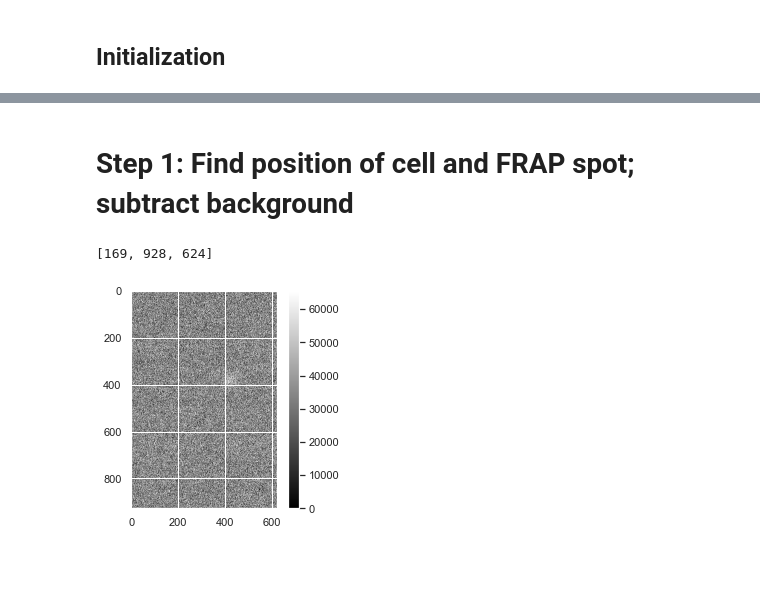
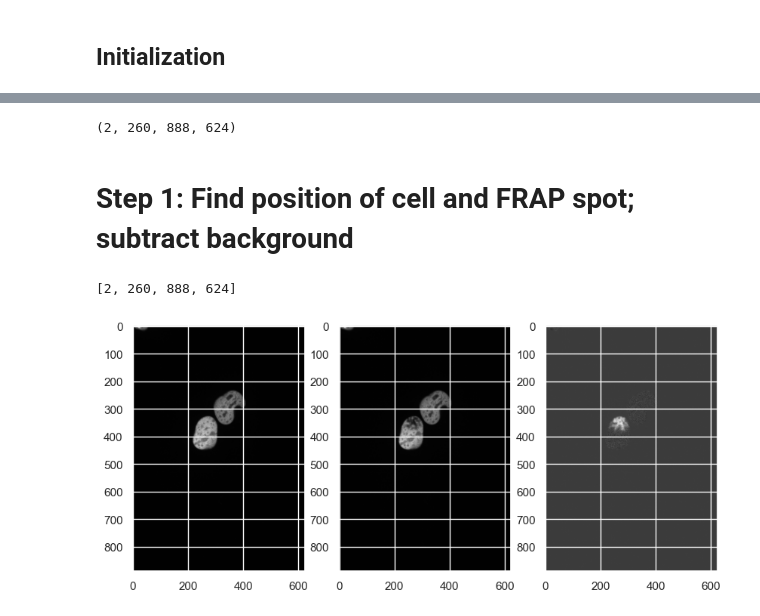
Before and after one commit to Colorado-State-University-Stasevich-Lab/frap_analysis, a Jupyter notebook: Spot_FRAP_Analyzer.ipynb, the cells around one changed output, grey strips where cells are left out. Drawn from its saved outputs; the diff is of its cells as text; code cells hidden in the pictures; blank space fills up the shorter version.

```diff
--- a/Spot_FRAP_Analyzer.ipynb
+++ b/Spot_FRAP_Analyzer.ipynb
@@ -46,0 +132,9 @@ frap_channel = 0            #0 for single-channel movie; 1 or 2 for two-channel
+# %%
+dir = r'\\129.82.125.210\TSnas2\galindo\1_Imaging_Data\MPNN_intrabodies\FLAGFRAP_09052024\Frankenbody'
+file_name = 'FLAGFrankenbody_Frap13.tif'
+
+vid =  imread(os.path.join(dir,file_name))
+vid = vid.transpose([1,0,2,3])
+vid.shape
+# %% [output]
+(2, 260, 888, 624)
@@ -51,18 +146,20 @@ vid = imread(os.path.join(working_directory,filename))
 # %%
-(frame_num, dim_x, dim_y) = vid.shape
-[frame_num, dim_x, dim_y]
+(ch_num, frame_num, dim_y, dim_x) = vid.shape
+[ch_num, frame_num, dim_y, dim_x]
 # %% [output]
-[169, 928, 624]
+[2, 260, 888, 624]
-# %%
-# To estimate where the FRAP occurred, we will take the difference between the FRAP frame and the previous frame:
-# colormap options are: 'Accent', 'Accent_r', 'Blues', 'Blues_r', 'BrBG', 'BrBG_r', 'BuGn', 'BuGn_r', 'BuPu', 'BuPu_r', 'CMRmap', 'CMRmap_r', 'Dark2', 'Dark2_r', 'GnBu', 'GnBu_r', 'Greens', 'Greens_r', 'Greys', 'Greys_r', 'OrRd', 'OrRd_r', 'Oranges', 'Oranges_r', 'PRGn', 'PRGn_r', 'Paired', 'Paired_r', 'Pastel1', 'Pastel1_r', 'Pastel2', 'Pastel2_r', 'PiYG', 'PiYG_r', 'PuBu', 'PuBuGn', 'PuBuGn_r', 'PuBu_r', 'PuOr', 'PuOr_r', 'PuRd', 'PuRd_r', 'Purples', 'Purples_r', 'RdBu', 'RdBu_r', 'RdGy', 'RdGy_r', 'RdPu', 'RdPu_r', 'RdYlBu', 'RdYlBu_r', 'RdYlGn', 'RdYlGn_r', 'Reds', 'Reds_r', 'Set1', 'Set1_r', 'Set2', 'Set2_r', 'Set3', 'Set3_r', 'Spectral', 'Spectral_r', 'Wistia', 'Wistia_r', 'YlGn', 'YlGnBu', 'YlGnBu_r', 'YlGn_r', 'YlOrBr', 'YlOrBr_r', 'YlOrRd', 'YlOrRd_r', 'afmhot', 'afmhot_r', 'autumn', 'autumn_r', 'binary', 'binary_r', 'bone', 'bone_r', 'brg', 'brg_r', 'bwr', 'bwr_r', 'cividis', 'cividis_r', 'cool', 'cool_r', 'coolwarm', 'coolwarm_r', 'copper', 'copper_r', 'cubehelix', 'cubehelix_r', 'flag', 'flag_r', 'gist_earth', 'gist_earth_r', 'gist_gray', 'gist_gray_r', 'gist_heat', 'gist_heat_r', 'gist_ncar', 'gist_ncar_r', 'gist_rainbow', 'gist_rainbow_r', 'gist_stern', 'gist_stern_r', 'gist_yarg', 'gist_yarg_r', 'gnuplot', 'gnuplot2', 'gnuplot2_r', 'gnuplot_r', 'gray', 'gray_r', 'hot', 'hot_r', 'hsv', 'hsv_r', 'inferno', 'inferno_r', 'jet', 'jet_r', 'magma', 'magma_r', 'nipy_spectral', 'nipy_spectral_r', 'ocean',
-diff_arr = vid[frap_frame_num]-vid[frap_frame_num-1] #Difference between FRAP frame and previous frame
-plt.figure(figsize=(4,4))
-plt.imshow(diff_arr,cmap= 'gray')
-plt.colorbar()
-plt.show()
-# %% [output]
-[figure, removed]
+# %%
+# To estimate where the FRAP occurred, we will take the difference between the FRAP frame and the previous frame:
+#GET MASK FOR ENTIRE NUCLEUS (MAX PROJECTION)
+diff_arr = np.mean(vid[0][frap_frame_num-2:frap_frame_num-1], axis =0) - np.mean(vid[0][frap_frame_num:frap_frame_num+1], axis = 0) #Difference between FRAP frame and previous frame
+# Create subplots
+fig, axs = plt.subplots(1, 3, figsize=(10, 12))
+axs[0].imshow(vid[0,frap_frame_num-1], cmap='gray') ## ch2 = mCh-H2B, which we'll use to find position of FRAP
+axs[1].imshow(vid[0,frap_frame_num], cmap='gray') ## ch2 = mCh-H2B, which we'll use to find position of FRAP
+axs[2].imshow(diff_arr,cmap= 'gray')
+plt.show()
+# %% [output]
+[figure, added]
 # %%
 # Performing difference of gaussian to accentuate FRAP spot
 filtered_arr = difference_of_gaussians(diff_arr, 12, 40)
```
Also changed, not shown: parts of 27 cells of this notebook.
